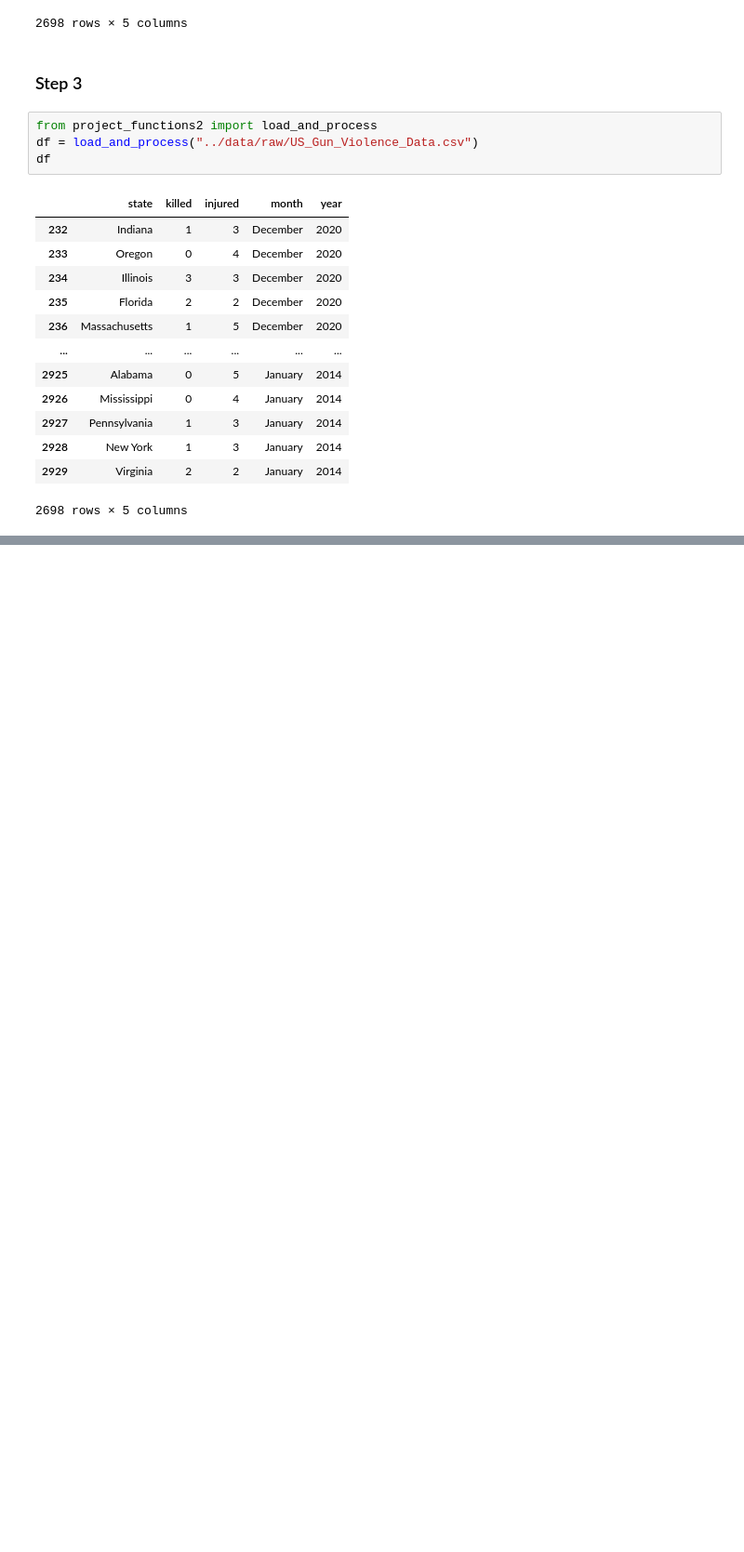
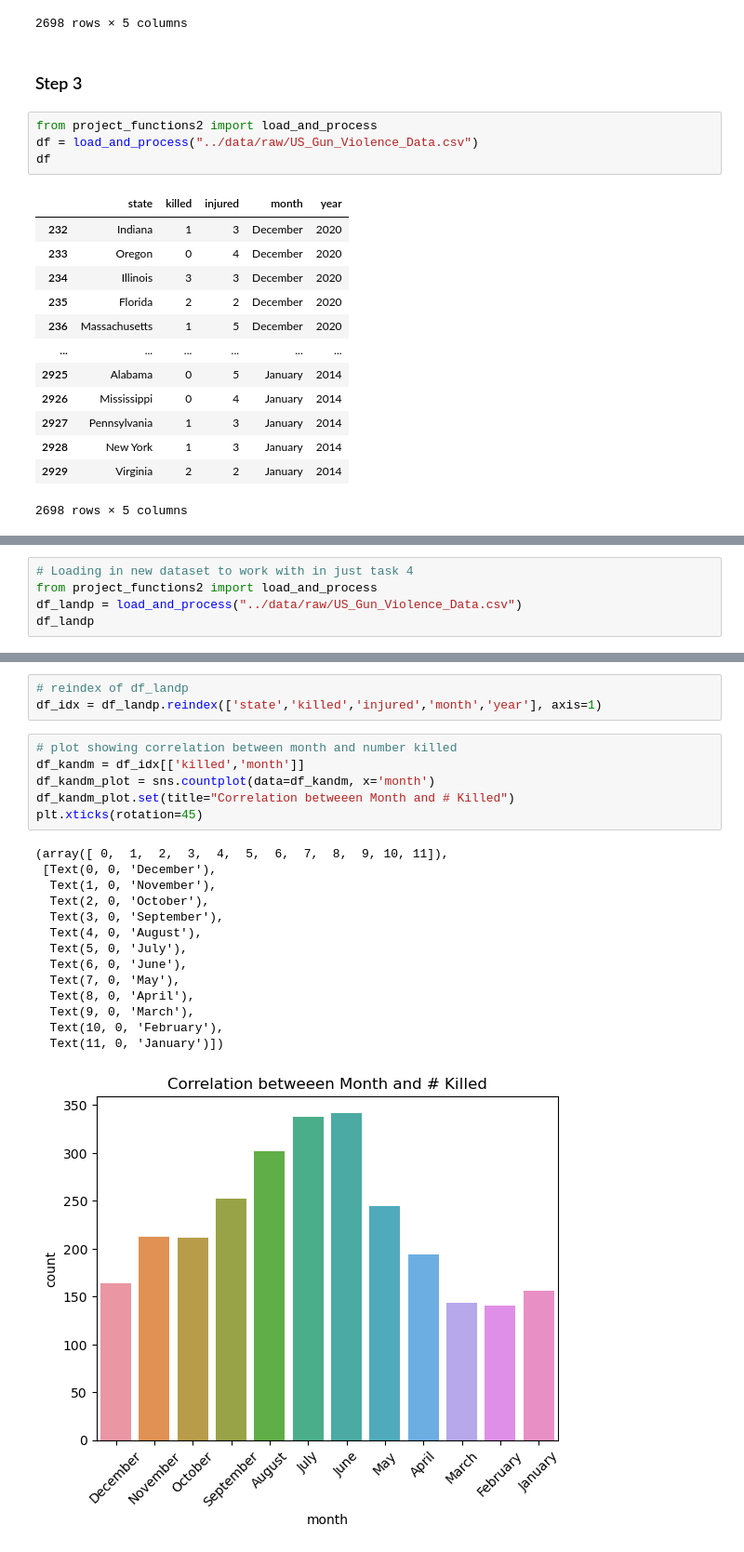
Before and after one commit to ubco-W2022T1-cosc301/project-group39, a Jupyter notebook: notebooks/analysis2.ipynb, the cells around one changed output, grey strips where cells are left out. Shown: that part at 93% size. Drawn from its saved outputs; the diff is of its cells as text; blank space fills up the shorter version.

Commit message:
Addres Research Question/Interest and started Task 4

```diff
--- a/notebooks/analysis2.ipynb
+++ b/notebooks/analysis2.ipynb
@@ -354,0 +353,5 @@ Briefly describe your research question or interests here.
+# %%
+# Loading in new dataset to work with in just task 4
+from project_functions2 import load_and_process
+df_landp = load_and_process("../data/raw/US_Gun_Violence_Data.csv")
+df_landp
@@ -354,0 +372,24 @@ Briefly describe your research question or interests here.
+# %%
+# reindex of df_landp
+df_idx = df_landp.reindex(['state','killed','injured','month','year'], axis=1)
+# %%
+# plot showing correlation between month and number killed
+df_kandm = df_idx[['killed','month']]
+df_kandm_plot = sns.countplot(data=df_kandm, x='month')
+df_kandm_plot.set(title="Correlation betweeen Month and # Killed")
+plt.xticks(rotation=45)
+# %% [output]
+(array([ 0,  1,  2,  3,  4,  5,  6,  7,  8,  9, 10, 11]),
+ [Text(0, 0, 'December'),
+  Text(1, 0, 'November'),
+  Text(2, 0, 'October'),
+  Text(3, 0, 'September'),
+  Text(4, 0, 'August'),
+  Text(5, 0, 'July'),
+  Text(6, 0, 'June'),
+  Text(7, 0, 'May'),
+  Text(8, 0, 'April'),
+  Text(9, 0, 'March'),
+  Text(10, 0, 'February'),
+  Text(11, 0, 'January')])
+[figure, added]
```
Also changed, not shown: parts of 5 cells of this notebook.
